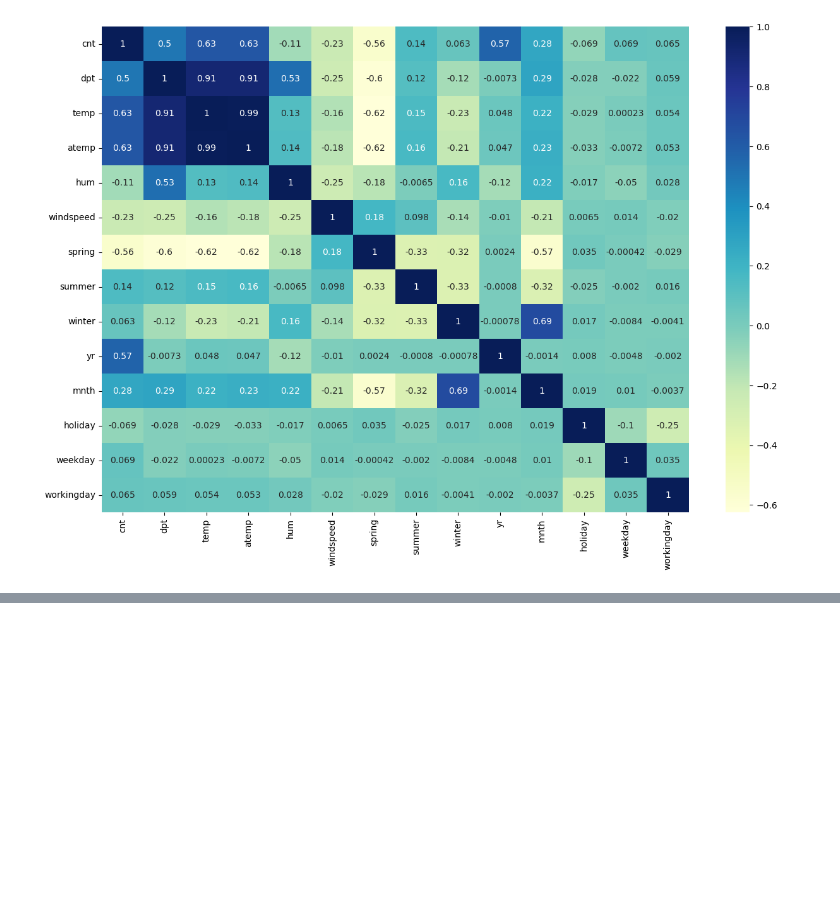
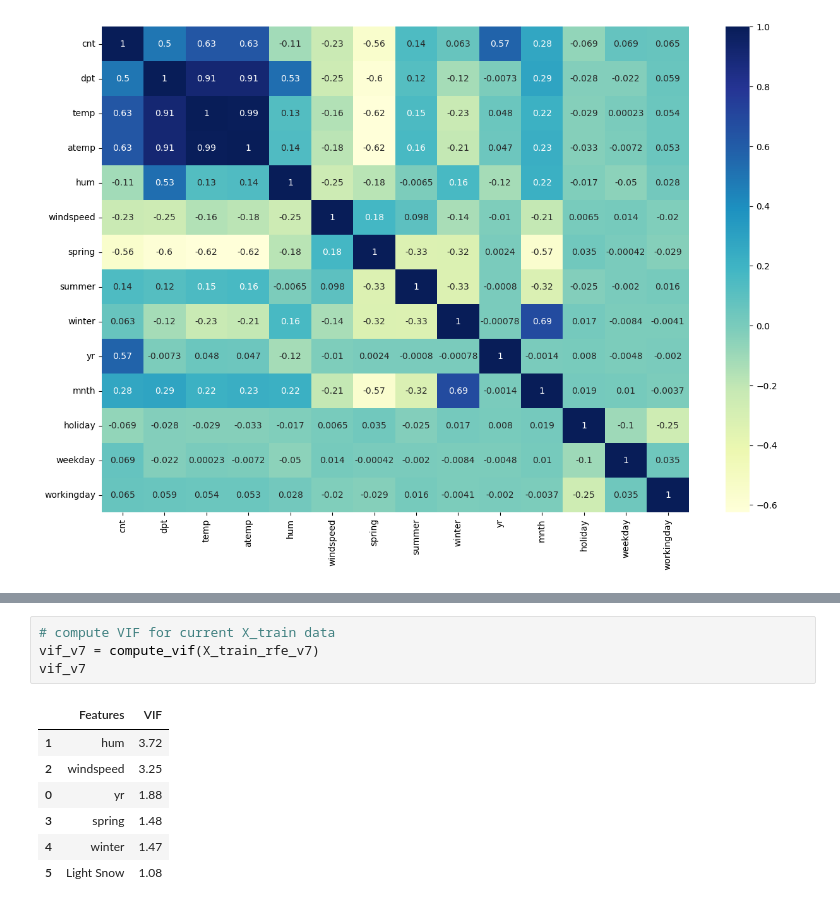
Before and after one commit to bhanu481/BoomBikes-Bikesharing, a Jupyter notebook: BoomBikes-BikeSharing.ipynb, the cells around one changed output, grey strips where cells are left out. Drawn from its saved outputs; the diff is of its cells as text; blank space fills up the shorter version.

```diff
--- a/BoomBikes-BikeSharing.ipynb
+++ b/BoomBikes-BikeSharing.ipynb
@@ -723,0 +802,12 @@ vif_v5
+# %%
+# compute VIF for current X_train data
+vif_v7 = compute_vif(X_train_rfe_v7)
+vif_v7
+# %% [output]
+|  | Features | VIF |
+| 1 | hum | 3.72 |
+| 2 | windspeed | 3.25 |
+| 0 | yr | 1.88 |
+| 3 | spring | 1.48 |
+| 4 | winter | 1.47 |
+| 5 | Light Snow | 1.08 |
```
Also changed, not shown: parts of 89 cells of this notebook.
